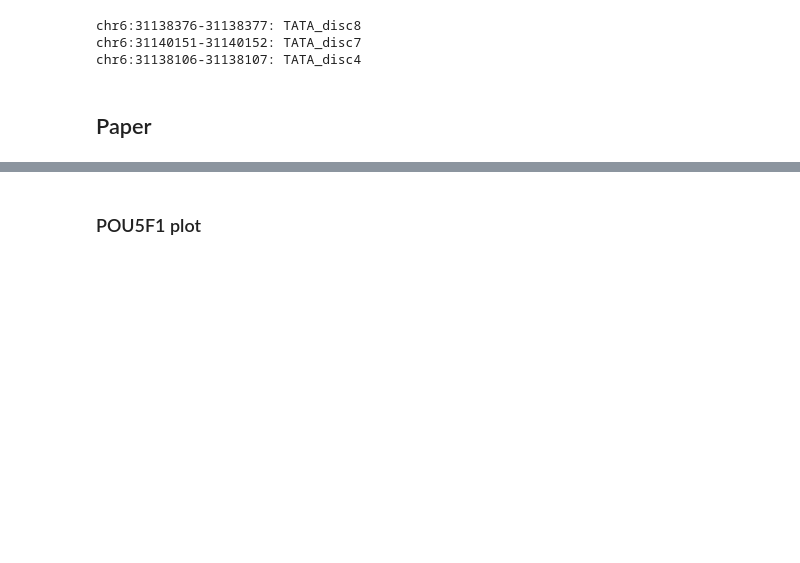
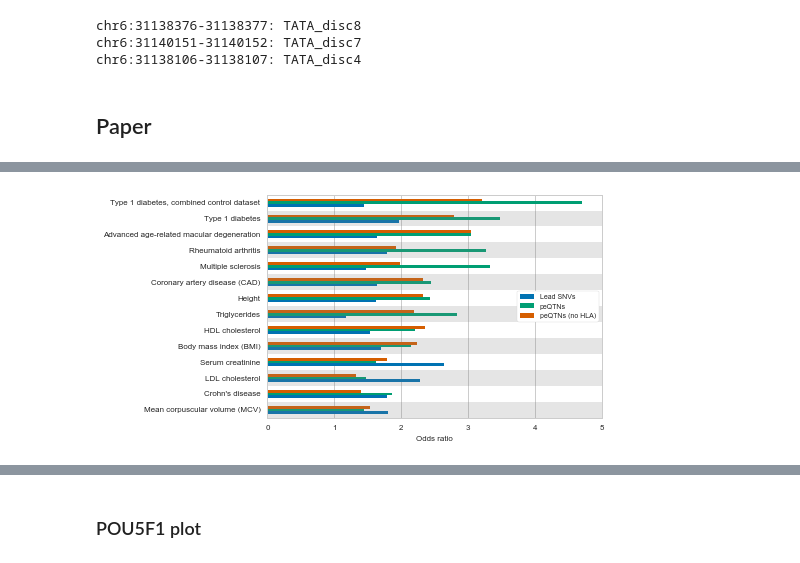
Before and after one commit to frazer-lab/cardips-ipsc-eqtl, a Jupyter notebook: notebooks/Figure. peQTNs and GWAS.ipynb, the cells around one changed output, grey strips where cells are left out. Saved outputs shown, nothing was run; the diff lists cells and outputs as text; code cells hidden in the pictures; blank space fills up the shorter version.

```diff
--- a/notebooks/Figure. peQTNs and GWAS.ipynb
+++ b/notebooks/Figure. peQTNs and GWAS.ipynb
@@ -251,0 +303,19 @@ plt.savefig(os.path.join(outdir, 'peqtns_gwas_skeleton.pdf'))
+# %%
+fig,ax = plt.subplots(1, 1)
+t = grasp_res[(grasp_res[['lead_pvalue', 'pe_pvalue', 'pe_no_hla_pvalue']] < 0.05).sum(axis=1) > 0]
+t = t[['lead_odds', 'pe_odds', 'pe_no_hla_odds']]
+t['odds_sum'] = t.sum(axis=1)
+t.sort_values(by='odds_sum', inplace=True)
+t = t.drop('odds_sum', axis=1)
+t.columns = ['Lead SNVs', 'peQTNs', 'peQTNs (no HLA)']
+t.plot(kind='barh', ax=ax, legend=None, color=sns.color_palette('colorblind'), lw=0)
+ax.legend(fontsize=7, loc='center right', frameon=True, fancybox=True)
+for i in range(t.shape[0])[::2]:
+    ax.axhspan(-0.5 + i, 0.5 + i, facecolor='grey', alpha=0.2, lw=0)
+for t in ax.get_xticklabels() + ax.get_yticklabels():
+    t.set_fontsize(8)
+ax.set_xlabel('Odds ratio', fontsize=8)
+ax.set_ylabel('')
+ax.grid(axis='y')
+# %% [output]
+[figure, added]
```
Also changed, not shown: parts of 6 cells of this notebook, 14 other files.
